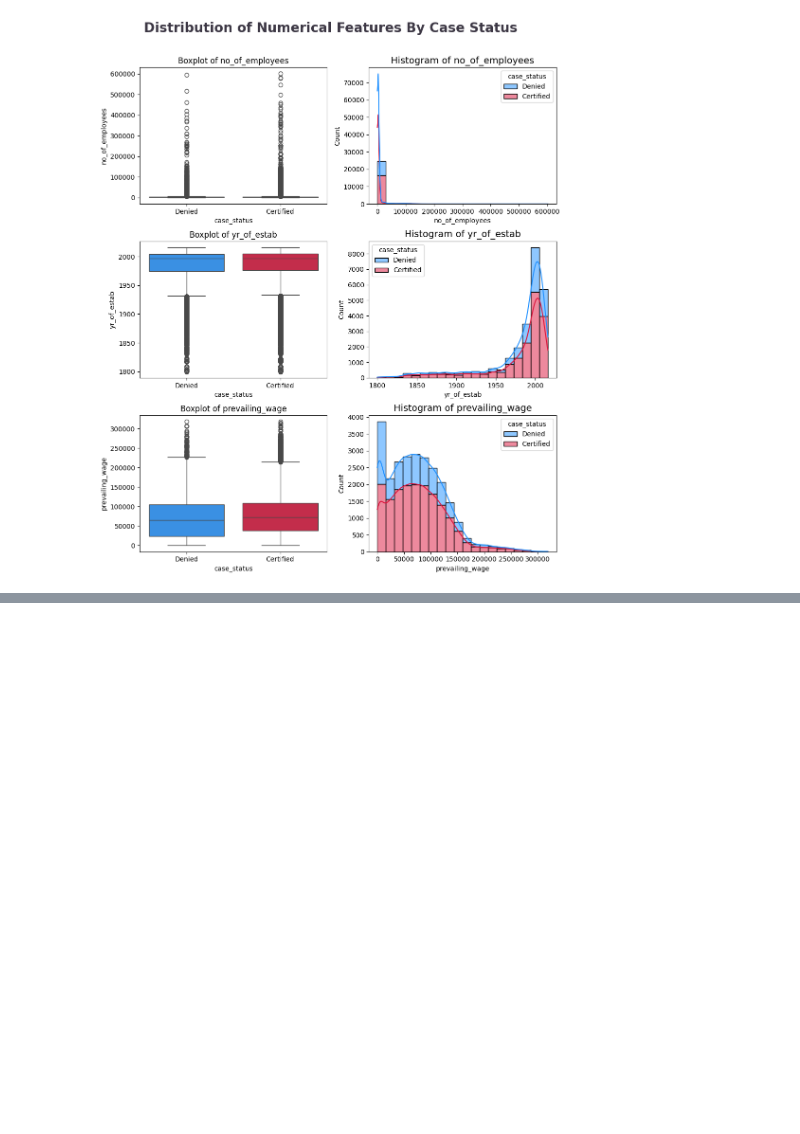
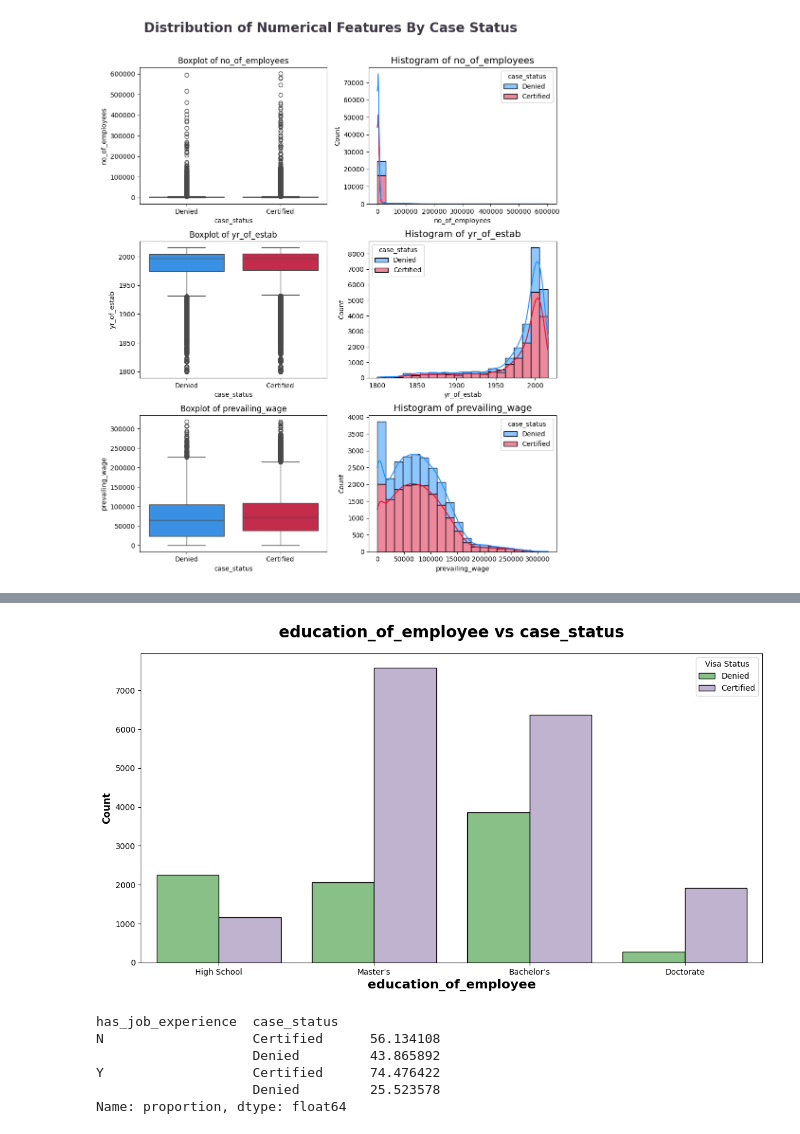
Before and after one commit to mdmohsin212/End-to-End-Ml-project, a Jupyter notebook: notebooks/EDA_US.ipynb, the cells around one changed output, grey strips where cells are left out. Saved outputs shown, nothing was run; the diff lists cells and outputs as text; code cells hidden in the pictures; blank space fills up the shorter version.

```diff
--- a/notebooks/EDA_US.ipynb
+++ b/notebooks/EDA_US.ipynb
@@ -184,0 +240,13 @@ fig.subplots_adjust(top=.90)
+# %%
+show_visual('education_of_employee', 'case_status')
+# %% [output]
+[figure, added]
+# %%
+df.groupby(df['has_job_experience'])['case_status'].value_counts(normalize=True) * 100
+# %% [output]
+has_job_experience  case_status
+N                   Certified      56.134108
+                    Denied         43.865892
+Y                   Certified      74.476422
+                    Denied         25.523578
+Name: proportion, dtype: float64
```
Also changed, not shown: parts of 15 cells of this notebook.
